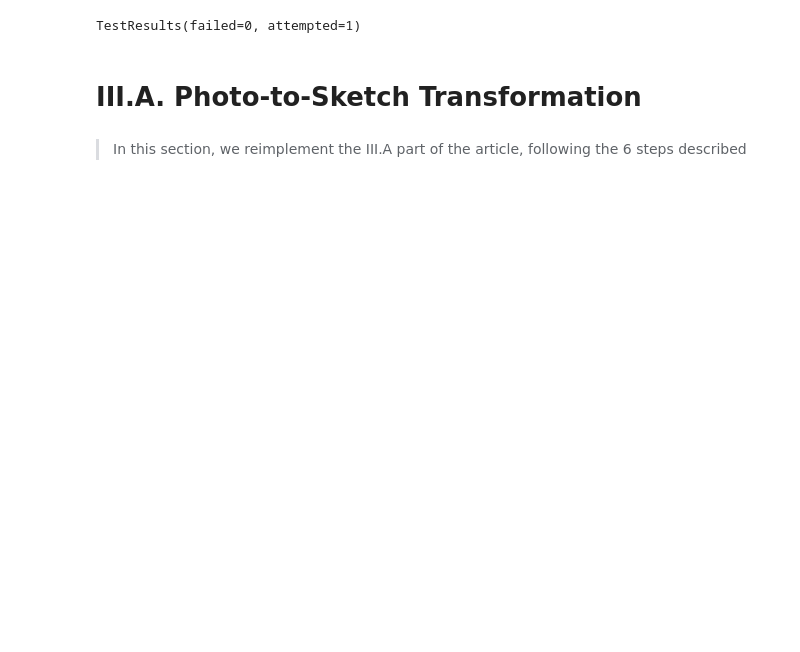
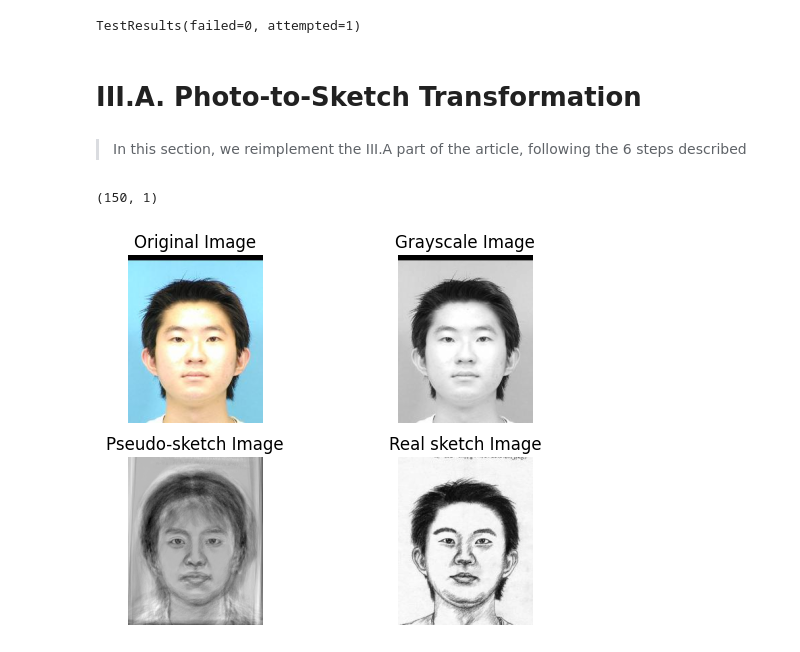
Before and after one commit to Clemflannagahn/INF8801A-Projet, a Jupyter notebook: implementation.ipynb, the cells around one changed output. Saved outputs shown, nothing was run; the diff lists cells and outputs as text; code cells hidden in the pictures; blank space fills up the shorter version.

```diff
--- a/implementation.ipynb
+++ b/implementation.ipynb
@@ -180,7 +179,7 @@ def plotResults(inputRGB : np.array,inputGrayscale : np.array, pseudoSketch : np
 
     plt.show()
 # %%
-images = getData("./data/photos/")
+images, photoNames = getData("./data/photos/")
 
 eigenfacesMatrix, _, _ = eigenfaces(images)
 
@@ -189,3 +188,79 @@ features = featuresEigenfaces(eigenfacesMatrix, images)
 # III.A. Photo-to-Sketch Transformation
 # %% [markdown]
 > In this section, we reimplement the III.A part of the article, following the 6 steps described
+# %%
+photoPath = "./data/photos/"
+sketchPath = "./data/sketches/"
+
+# Get the data then split into training and testing sets for the photos
+photoSet, photoNames = getData(photoPath)
+sketchSet, SketchNames = getData(sketchPath)
+
+delimTrain = int(photoSet.shape[1]*0.8) # 80% of the data for training
+
+phototrainingSet = photoSet[:,:delimTrain]
+phototestingSet = photoSet[:,delimTrain:]
+
+sketchtrainingSet = sketchSet[:,:delimTrain]
+sketchtestingSet = sketchSet[:,delimTrain:]
+
+# Get the input image and its name
+numImage = delimTrain + 1
+
+inputImage = phototestingSet[:,1].reshape(-1,1)
+imageName = photoNames[numImage]
+inputRGB = np.array(Image.open(photoPath + imageName))
+
+
+def pseudoSketchTransfo(phototrainingSet : np.array, sketchtrainingSet : np.array, inputImages : np.array) -> np.array:
+    """
+    Implementation of the pseudoSketchTransfo algorithm.
+
+    Parameters
+    ----------
+    phototrainingSet : np.array
+        A 2D numpy array of shape (n, m) where n is the number of pixels in each image and m is the number of images.
+    sketchtrainingSet : np.array
+        A 2D numpy array of shape (n, m) where n is the number of pixels in each image and m is the number of images.
+    inputImage : np.array
+        A 2D numpy array of shape (n, d) containing the input images, where d is the number of images.
+
+    Returns
+    -------
+    np.array
+        A 2D numpy array of shape (n, d) containing the pseudo-sketch images for each input image.
+    """
+
+    # Step 1
+    mp = averageFace(phototrainingSet)
+    ms = averageFace(sketchtrainingSet)
+
+    # Step 2
+    Ap = phototrainingSet - mp
+    Up, Vp, eigPower = eigenfaces(Ap)
+
+    # Step 3 adapted to multiple input images
+    Pk = inputImages - mp
+
+    # Step 4 adapted to multiple input images
+    bp = np.empty((Up.shape[1],inputImages.shape[1]))
+    for i in range(bp.shape[1]):
+        bp[:,i] = featuresEigenfaces(Up, Pk[:,i])
+    print(bp.shape)
+
+    # Step 5 : Reconstruction of the pseudo-sketch
+    As = sketchtrainingSet - ms
+    Sr = np.empty((As.shape[0],inputImages.shape[1]))
+    for i in range(Sr.shape[1]):
+        Sr[:,i] = np.matmul(np.matmul(np.dot(As,Vp), eigPower),bp[:,i])
+    # Step 6
+    Tr = Sr + ms
+
+    # Get the real part of the image and plot the results
+    return Tr.real
+
+pseudoSketch = pseudoSketchTransfo(phototrainingSet, sketchtrainingSet, inputImage)
+plotResults(inputRGB, inputImage, pseudoSketch,imageName, sketchPath)
+# %% [output]
+(150, 1)
+[figure, added]
```
Also changed, not shown: parts of 8 cells of this notebook.
